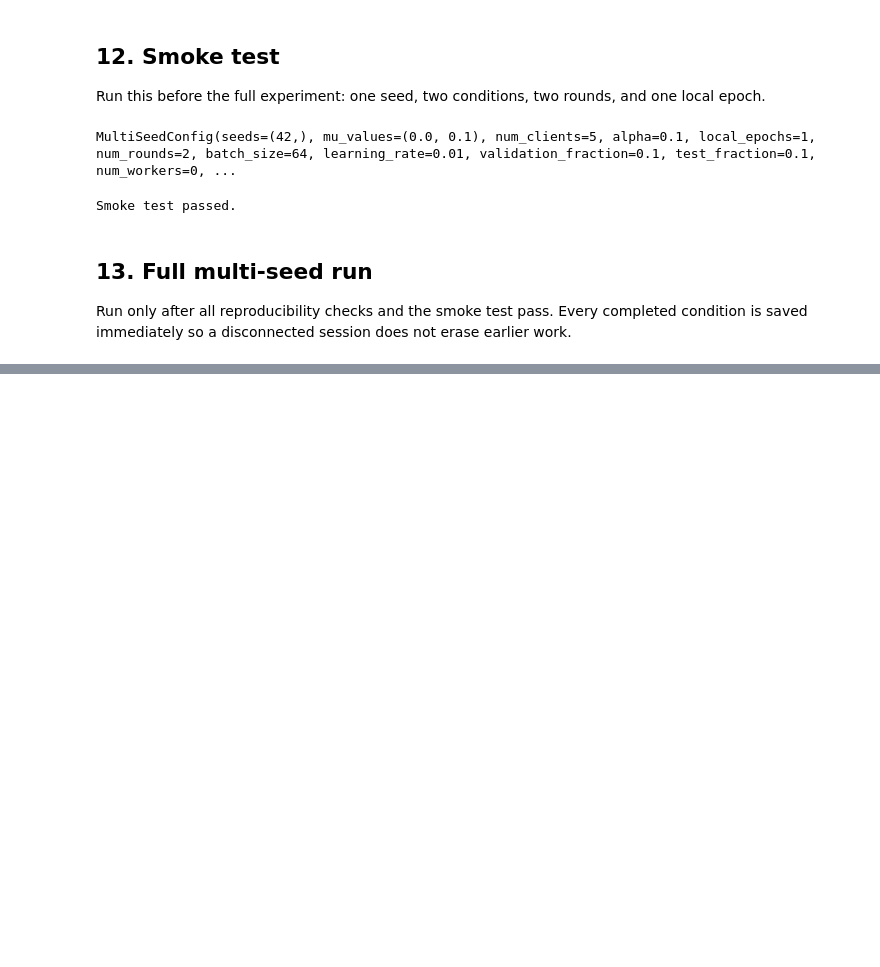
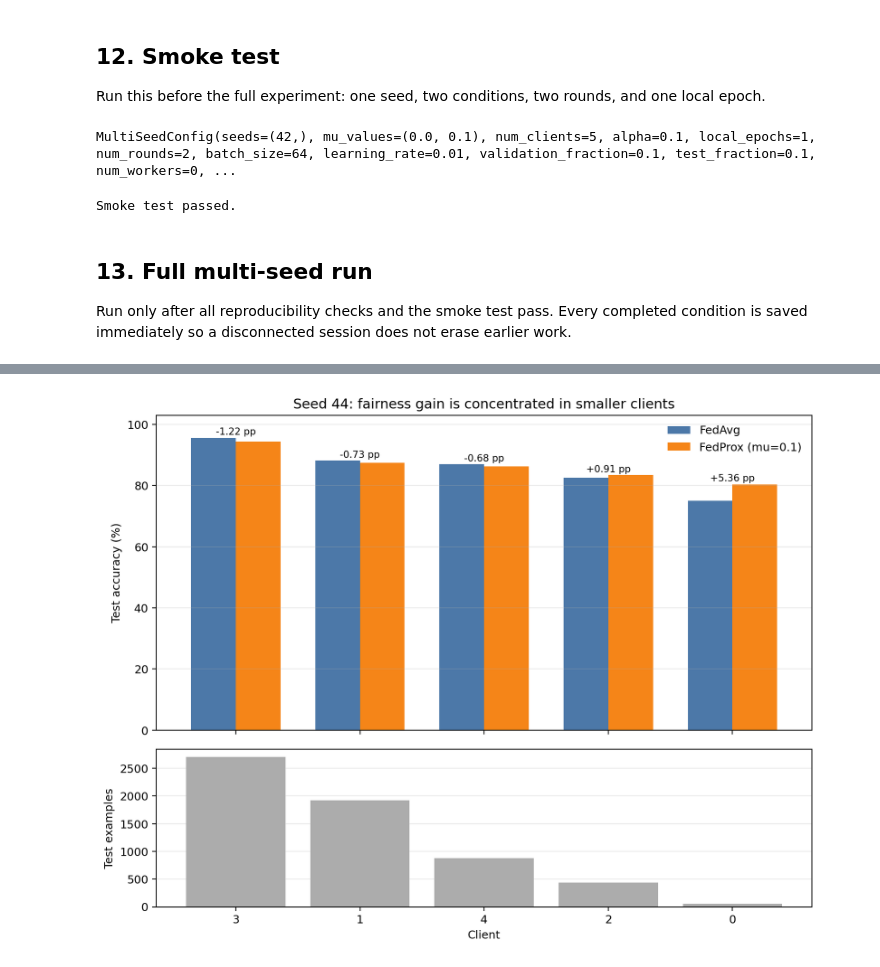
Before and after one commit to khanhhuyenpham/federated-learning-under-heterogeneity, a Jupyter notebook: notebooks/06_multiseed_fedprox_robustness.ipynb, the cells around one changed output, grey strips where cells are left out. Saved outputs shown, nothing was run; the diff lists cells and outputs as text; code cells hidden in the pictures; blank space fills up the shorter version.

```diff
--- a/notebooks/06_multiseed_fedprox_robustness.ipynb
+++ b/notebooks/06_multiseed_fedprox_robustness.ipynb
@@ -946,0 +995,14 @@ This study uses only three seeds, five fully participating clients, one Dirichle
+# %%
+seed_44 = client_test_df.query("seed == 44 and mu in [0.0, 0.1]")
+seed_44_comparison = (
+    seed_44.pivot(index=["client_id", "total"], columns="mu", values="accuracy")
+    .reset_index()
+    .sort_values("total", ascending=False)
+    .reset_index(drop=True)
+)
+seed_44_comparison["difference"] = seed_44_comparison[0.1] - seed_44_comparison[0.0]
+seed_44_comparison["client_weight"] = seed_44_comparison["total"] / seed_44_comparison["total"].sum()
+seed_44_comparison["weighted_contribution"] = (
+    seed_44_comparison["client_weight"] * seed_44_comparison["difference"]
+)
+display(seed_44_comparison)
@@ -946,0 +1016,30 @@ This study uses only three seeds, five fully participating clients, one Dirichle
+# %%
+x = np.arange(len(seed_44_comparison))
+width = 0.36
+fig, (accuracy_ax, size_ax) = plt.subplots(
+    2, 1, figsize=(9, 7), sharex=True,
+    gridspec_kw={"height_ratios": [2, 1]},
+)
+accuracy_ax.bar(x - width / 2, seed_44_comparison[0.0] * 100, width,
+                color=METHOD_COLORS[0.0], label="FedAvg")
+accuracy_ax.bar(x + width / 2, seed_44_comparison[0.1] * 100, width,
+                color=METHOD_COLORS[0.1], label="FedProx (mu=0.1)")
+for idx, difference in enumerate(seed_44_comparison["difference"] * 100):
+    height = max(seed_44_comparison.loc[idx, 0.0], seed_44_comparison.loc[idx, 0.1]) * 100
+    accuracy_ax.text(idx, height + 1.0, f"{difference:+.2f} pp", ha="center", fontsize=8.5)
+accuracy_ax.set_ylim(0, 103)
+accuracy_ax.set_ylabel("Test accuracy (%)")
+accuracy_ax.set_title("Seed 44: fairness gain is concentrated in smaller clients")
+accuracy_ax.legend(frameon=False)
+accuracy_ax.grid(axis="y", alpha=0.25)
+
+size_ax.bar(x, seed_44_comparison["total"], color="#9E9E9E", alpha=0.85)
+size_ax.set_ylabel("Test examples")
+size_ax.set_xlabel("Client")
+size_ax.set_xticks(x, seed_44_comparison["client_id"].astype(str))
+size_ax.grid(axis="y", alpha=0.25)
+fig.tight_layout()
+fig.savefig(FIGURE_DIR / "seed44_client_tradeoff.png", dpi=180, bbox_inches="tight")
+plt.show()
+# %% [output]
+[figure, added]
```
Also changed, not shown: parts of 37 cells of this notebook, 11 other files.
